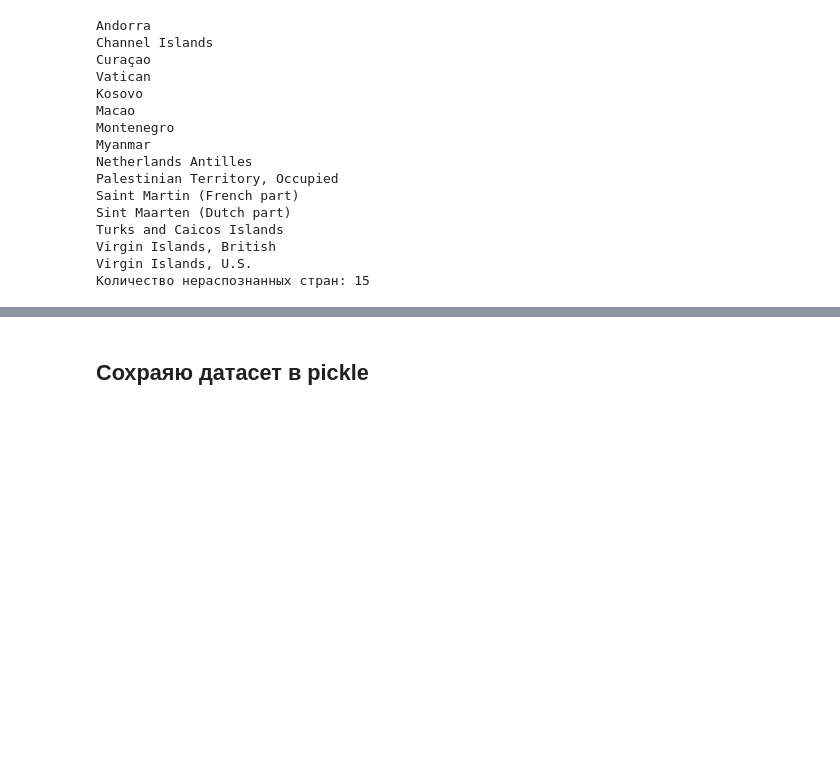
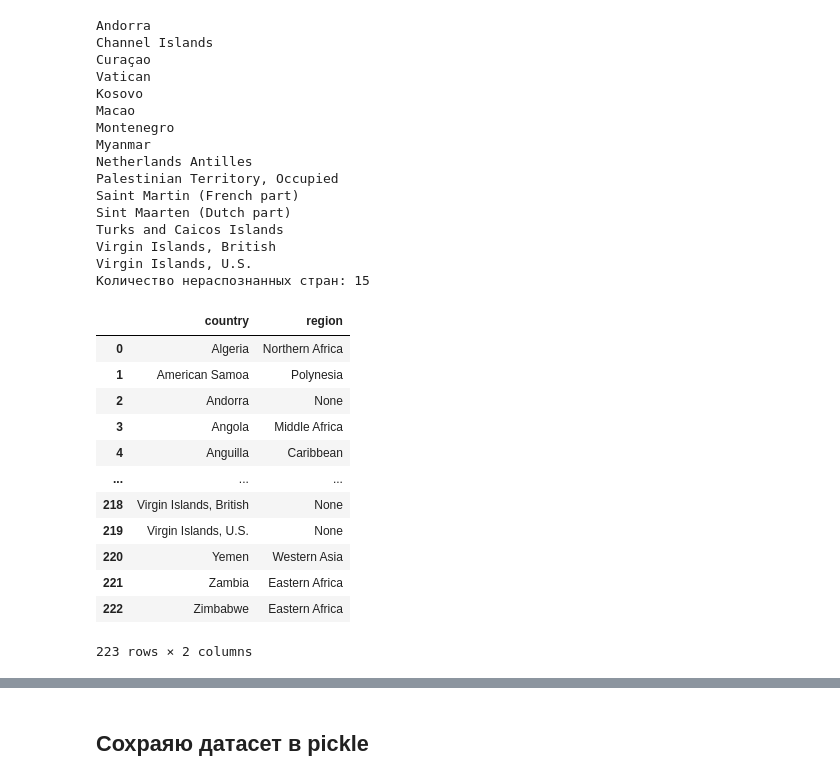
Before and after one commit to DSerpuhovitin/netology_pyda, a Jupyter notebook: Degee_project_ML/Degree_ML_Prep_Ds.ipynb, the cells around one changed output, grey strips where cells are left out. Cells and saved outputs as stored; diff of their text form; code cells hidden in the pictures; blank space fills up the shorter version.

```diff
--- a/Degee_project_ML/Degree_ML_Prep_Ds.ipynb
+++ b/Degee_project_ML/Degree_ML_Prep_Ds.ipynb
@@ -285,3 +285,19 @@ Turks and Caicos Islands
 Virgin Islands, British
 Virgin Islands, U.S.
 Количество нераспознанных стран: 15
+# %%
+region
+# %% [output]
+|  | country | region |
+| 0 | Algeria | Northern Africa |
+| 1 | American Samoa | Polynesia |
+| 2 | Andorra | None |
+| 3 | Angola | Middle Africa |
+| 4 | Anguilla | Caribbean |
+| ... | ... | ... |
+| 218 | Virgin Islands, British | None |
+| 219 | Virgin Islands, U.S. | None |
+| 220 | Yemen | Western Asia |
+| 221 | Zambia | Eastern Africa |
+| 222 | Zimbabwe | Eastern Africa |
+223 rows × 2 columns
```
Also changed, not shown: parts of 17 cells of this notebook.
